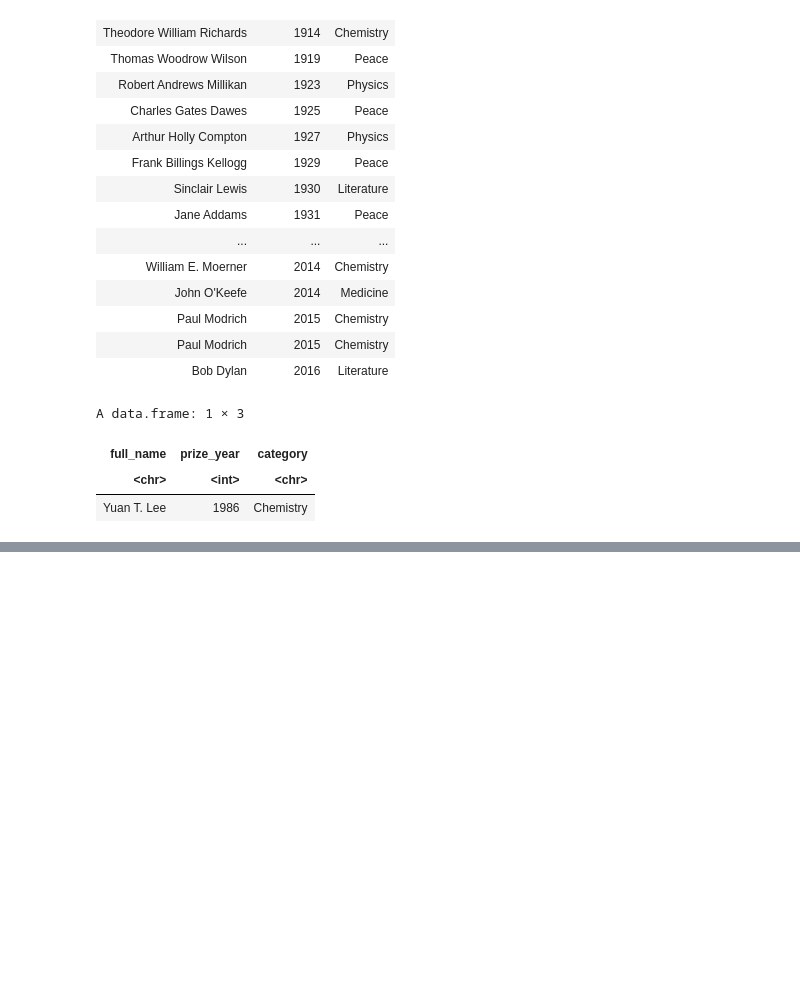
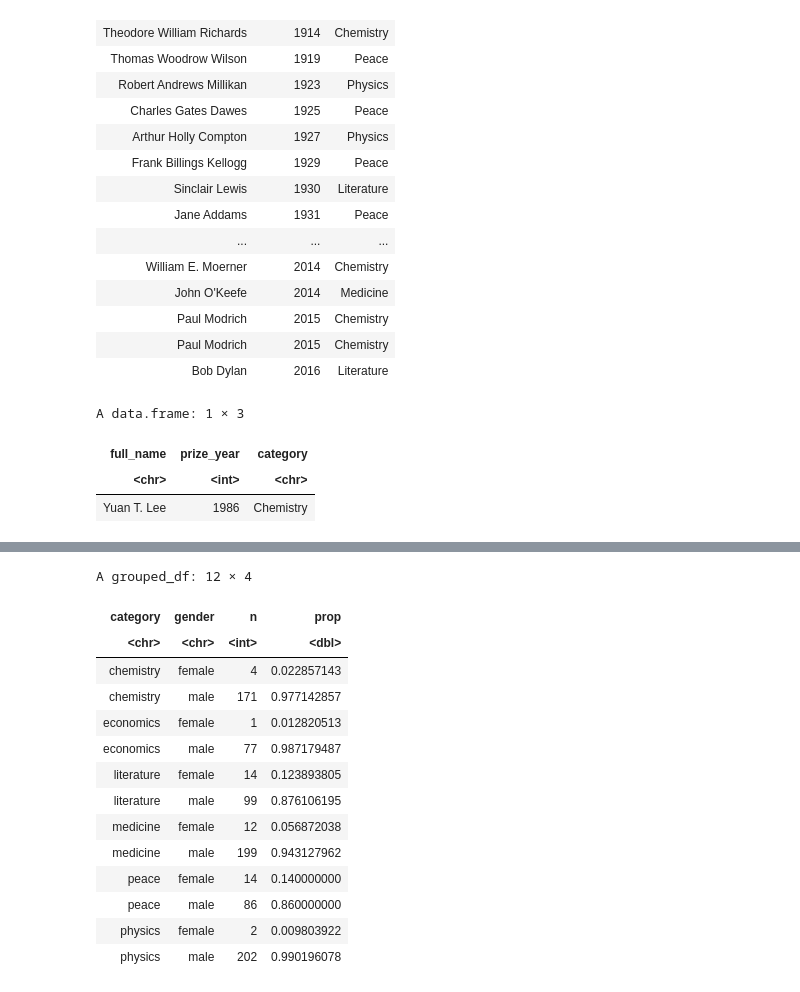
Before and after one commit to ciouu/bigdata, a Jupyter notebook: 0413.ipynb, the cells around one changed output, grey strips where cells are left out. Saved outputs shown, nothing was run; the diff lists cells and outputs as text; code cells hidden in the pictures; blank space fills up the shorter version.

```diff
--- a/0413.ipynb
+++ b/0413.ipynb
@@ -203,9 +248,25 @@ ERROR: ignored
 # %%
-nobel_winner  %>%
+nobel_winners  %>%
   dplyr::filter(laureate_type=="individual")%>%
   count(category,gender)%>%
   group_by(category)%>%
   mutate(prop=n/sum(n))
+# %% [output]
+A grouped_df: 12 × 4
+| category | gender | n | prop |
+| <chr> | <chr> | <int> | <dbl> |
+| chemistry | female | 4 | 0.022857143 |
+| chemistry | male | 171 | 0.977142857 |
+| economics | female | 1 | 0.012820513 |
+| economics | male | 77 | 0.987179487 |
+| literature | female | 14 | 0.123893805 |
+| literature | male | 99 | 0.876106195 |
+| medicine | female | 12 | 0.056872038 |
+| medicine | male | 199 | 0.943127962 |
+| peace | female | 14 | 0.140000000 |
+| peace | male | 86 | 0.860000000 |
+| physics | female | 2 | 0.009803922 |
+| physics | male | 202 | 0.990196078 |
 # %%
 nobel_winners %>%
 dplyr::filter(laureate_type == "individual") %>%
```
Also changed, not shown: parts of 13 cells of this notebook.
